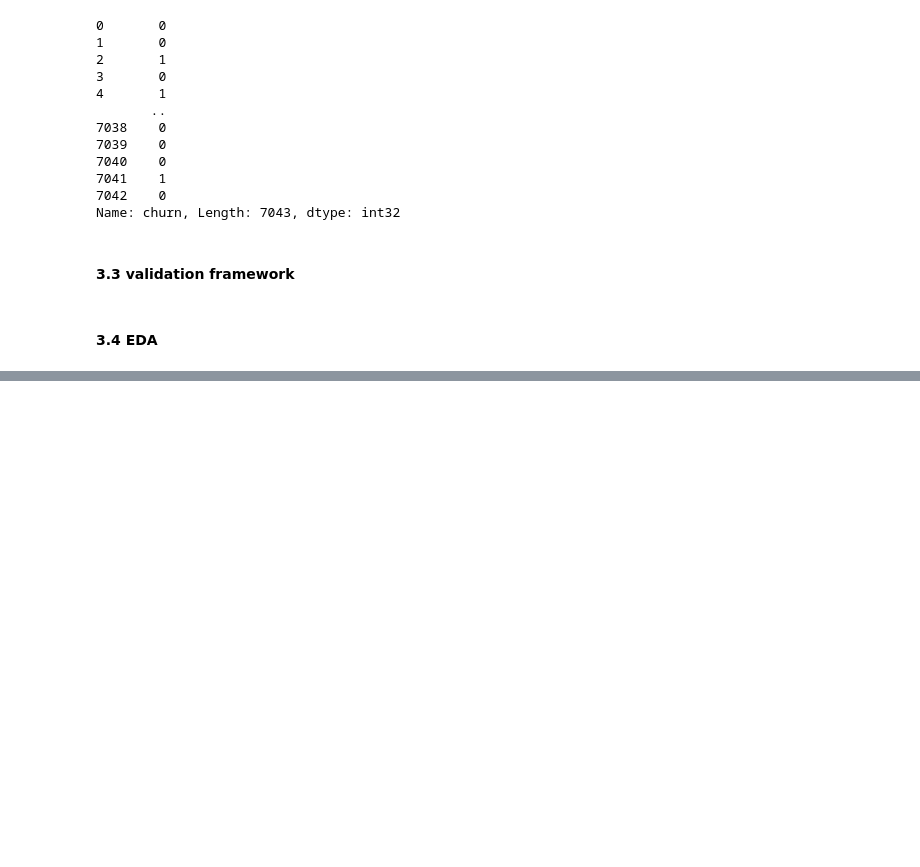
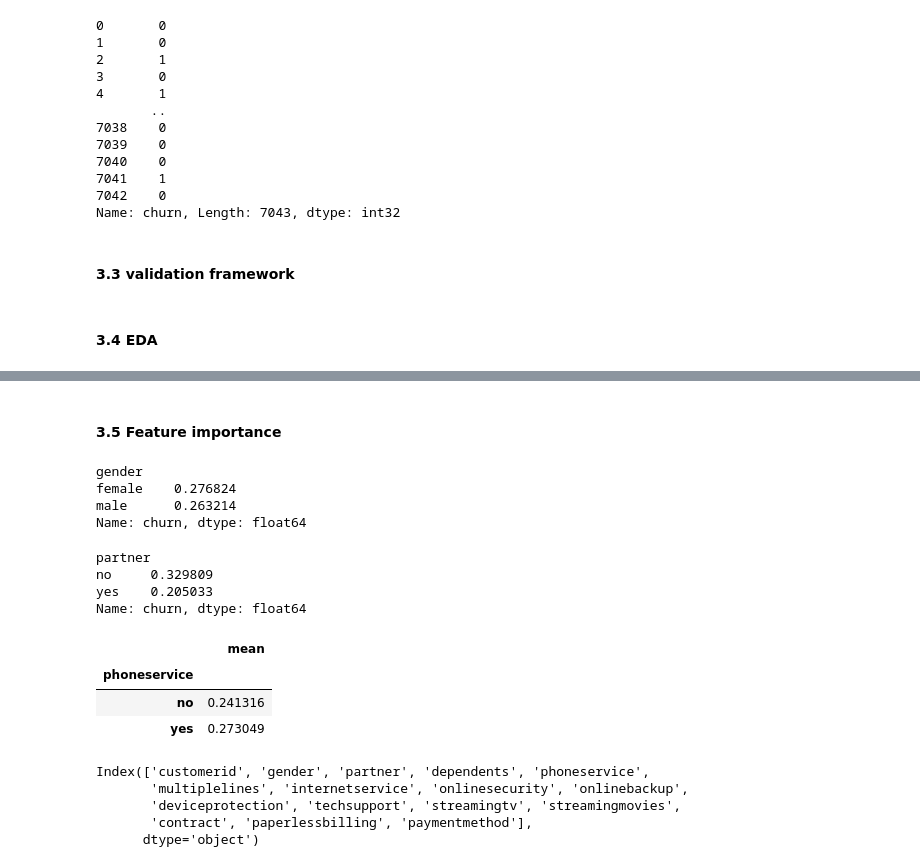
Before and after one commit to BestAnalystNA/machine-learning-zoomcamp, a Jupyter notebook: 03-classification/LiveCoding_14Oct2023.ipynb, the cells around one changed output, grey strips where cells are left out. Drawn from its saved outputs; the diff is of its cells as text; code cells hidden in the pictures; blank space fills up the shorter version.

```diff
--- a/03-classification/LiveCoding_14Oct2023.ipynb
+++ b/03-classification/LiveCoding_14Oct2023.ipynb
@@ -114,0 +199,31 @@ del df_test['churn']
+# %% [markdown]
+#### 3.5 Feature importance
+# %%
+df_full_train.groupby('gender').churn.mean()
+# %% [output]
+gender
+female    0.276824
+male      0.263214
+Name: churn, dtype: float64
+# %%
+df_full_train.groupby('partner').churn.mean()
+# %% [output]
+partner
+no     0.329809
+yes    0.205033
+Name: churn, dtype: float64
+# %%
+df_full_train.groupby('phoneservice').churn.agg(['mean'])
+# %% [output]
+|  | mean |
+| phoneservice |  |
+| no | 0.241316 |
+| yes | 0.273049 |
+# %%
+(df_full_train.dtypes[df_full_train.dtypes == 'object'].index)
+# %% [output]
+Index(['customerid', 'gender', 'partner', 'dependents', 'phoneservice',
+       'multiplelines', 'internetservice', 'onlinesecurity', 'onlinebackup',
+       'deviceprotection', 'techsupport', 'streamingtv', 'streamingmovies',
+       'contract', 'paperlessbilling', 'paymentmethod'],
+      dtype='object')
```
Also changed, not shown: parts of 14 cells of this notebook, 21 other files.
